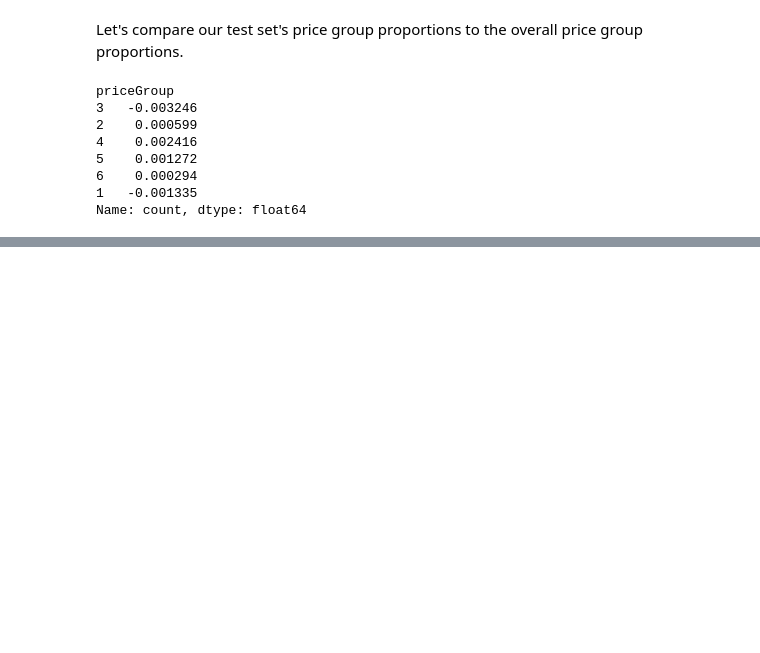
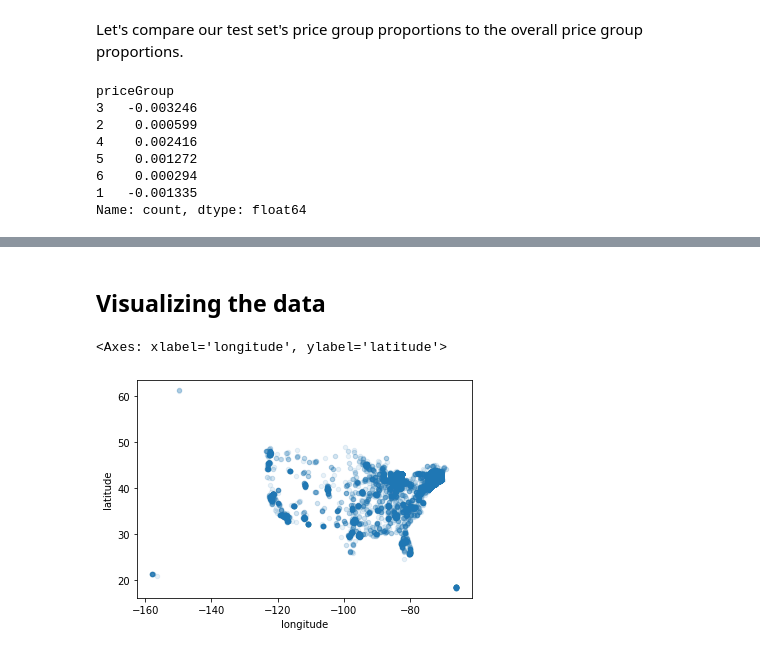
Before and after one commit to MaxAlvarado1/UsedCarsPricePredictor, a Jupyter notebook: Used_Cars_Price_Predictor.ipynb, the cells around one changed output, grey strips where cells are left out. Cells and saved outputs as stored; diff of their text form; code cells hidden in the pictures; blank space fills up the shorter version.

Commit message:
add visualizations

```diff
--- a/Used_Cars_Price_Predictor.ipynb
+++ b/Used_Cars_Price_Predictor.ipynb
@@ -143,0 +157,9 @@ We can now be confident that our test set is a good representation of the overal
+# %% [markdown]
+## Visualizing the data
+# %%
+cars = trainSet.copy()
+# %%
+cars.plot.scatter(x="longitude", y="latitude", alpha=0.1)
+# %% [output]
+<Axes: xlabel='longitude', ylabel='latitude'>
+[figure, added]
```
Also changed, not shown: parts of 3 cells of this notebook.
